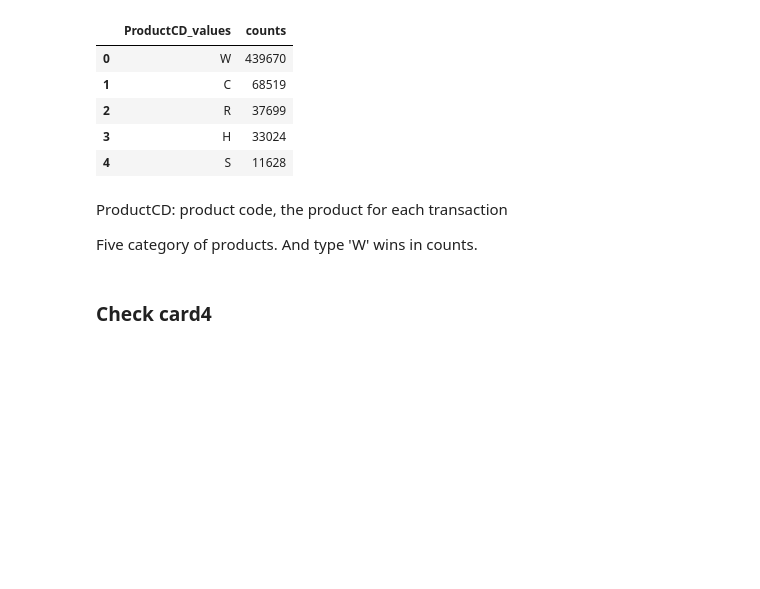
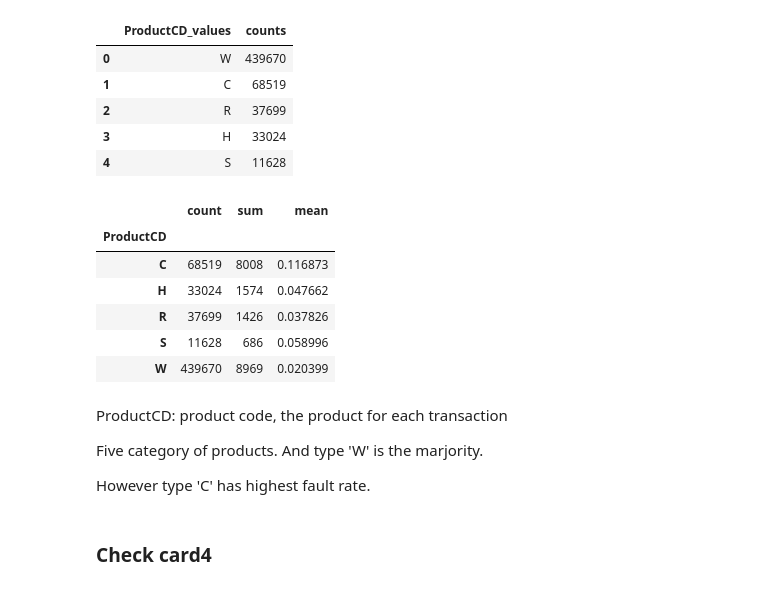
Before and after one commit to haataa/IEEE_CIS_Fraud_Detection, a Jupyter notebook: EDA.ipynb, the cells around one changed output. Saved outputs shown, nothing was run; the diff lists cells and outputs as text; code cells hidden in the pictures; blank space fills up the shorter version.

```diff
--- a/EDA.ipynb
+++ b/EDA.ipynb
@@ -228,10 +228,22 @@ feat_value_count(df_train_transac,'ProductCD')
 | 2 | R | 37699 |
 | 3 | H | 33024 |
 | 4 | S | 11628 |
+# %%
+df_train_transac.groupby(['ProductCD'])['isFraud'].agg(['count', 'sum','mean'])
+# %% [output]
+|  | count | sum | mean |
+| ProductCD |  |  |  |
+| C | 68519 | 8008 | 0.116873 |
+| H | 33024 | 1574 | 0.047662 |
+| R | 37699 | 1426 | 0.037826 |
+| S | 11628 | 686 | 0.058996 |
+| W | 439670 | 8969 | 0.020399 |
 # %% [markdown]
 ProductCD: product code, the product for each transaction
 
-Five category of products. And type 'W' wins in counts.
+Five category of products. And type 'W' is the marjority.
+
+However type 'C' has highest fault rate.
 # %% [markdown]
 ### Check card4
 # %%
```
Also changed, not shown: parts of 10 cells of this notebook.
